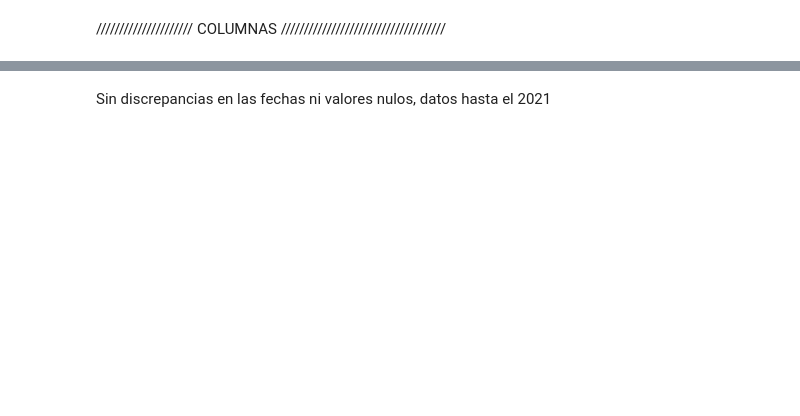
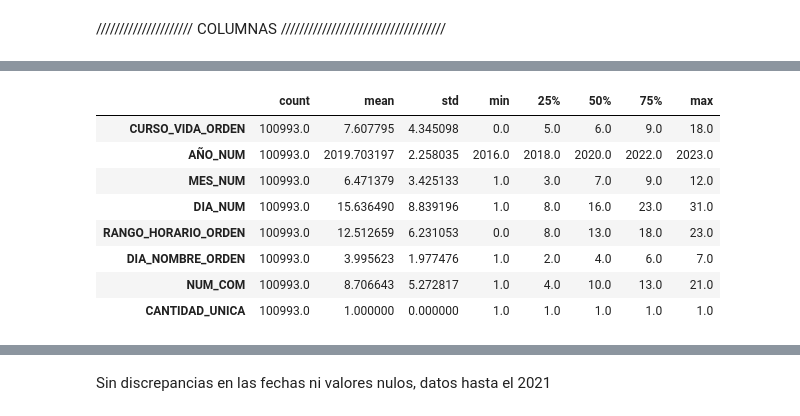
Before and after one commit to zquintero246/Seguridad_Bucaramanga, a Jupyter notebook: bucaramangaSeguridad/normalizacionGeo.ipynb, the cells around one changed output, grey strips where cells are left out. Saved outputs shown, nothing was run; the diff lists cells and outputs as text; code cells hidden in the pictures; blank space fills up the shorter version.

```diff
--- a/bucaramangaSeguridad/normalizacionGeo.ipynb
+++ b/bucaramangaSeguridad/normalizacionGeo.ipynb
@@ -73,0 +109,12 @@ df.head()
+# %%
+df.describe().T
+# %% [output]
+|  | count | mean | std | min | 25% | 50% | 75% | max |
+| CURSO_VIDA_ORDEN | 100993.0 | 7.607795 | 4.345098 | 0.0 | 5.0 | 6.0 | 9.0 | 18.0 |
+| AÑO_NUM | 100993.0 | 2019.703197 | 2.258035 | 2016.0 | 2018.0 | 2020.0 | 2022.0 | 2023.0 |
+| MES_NUM | 100993.0 | 6.471379 | 3.425133 | 1.0 | 3.0 | 7.0 | 9.0 | 12.0 |
+| DIA_NUM | 100993.0 | 15.636490 | 8.839196 | 1.0 | 8.0 | 16.0 | 23.0 | 31.0 |
+| RANGO_HORARIO_ORDEN | 100993.0 | 12.512659 | 6.231053 | 0.0 | 8.0 | 13.0 | 18.0 | 23.0 |
+| DIA_NOMBRE_ORDEN | 100993.0 | 3.995623 | 1.977476 | 1.0 | 2.0 | 4.0 | 6.0 | 7.0 |
+| NUM_COM | 100993.0 | 8.706643 | 5.272817 | 1.0 | 4.0 | 10.0 | 13.0 | 21.0 |
+| CANTIDAD_UNICA | 100993.0 | 1.000000 | 0.000000 | 1.0 | 1.0 | 1.0 | 1.0 | 1.0 |
```
Also changed, not shown: parts of 28 cells of this notebook.
